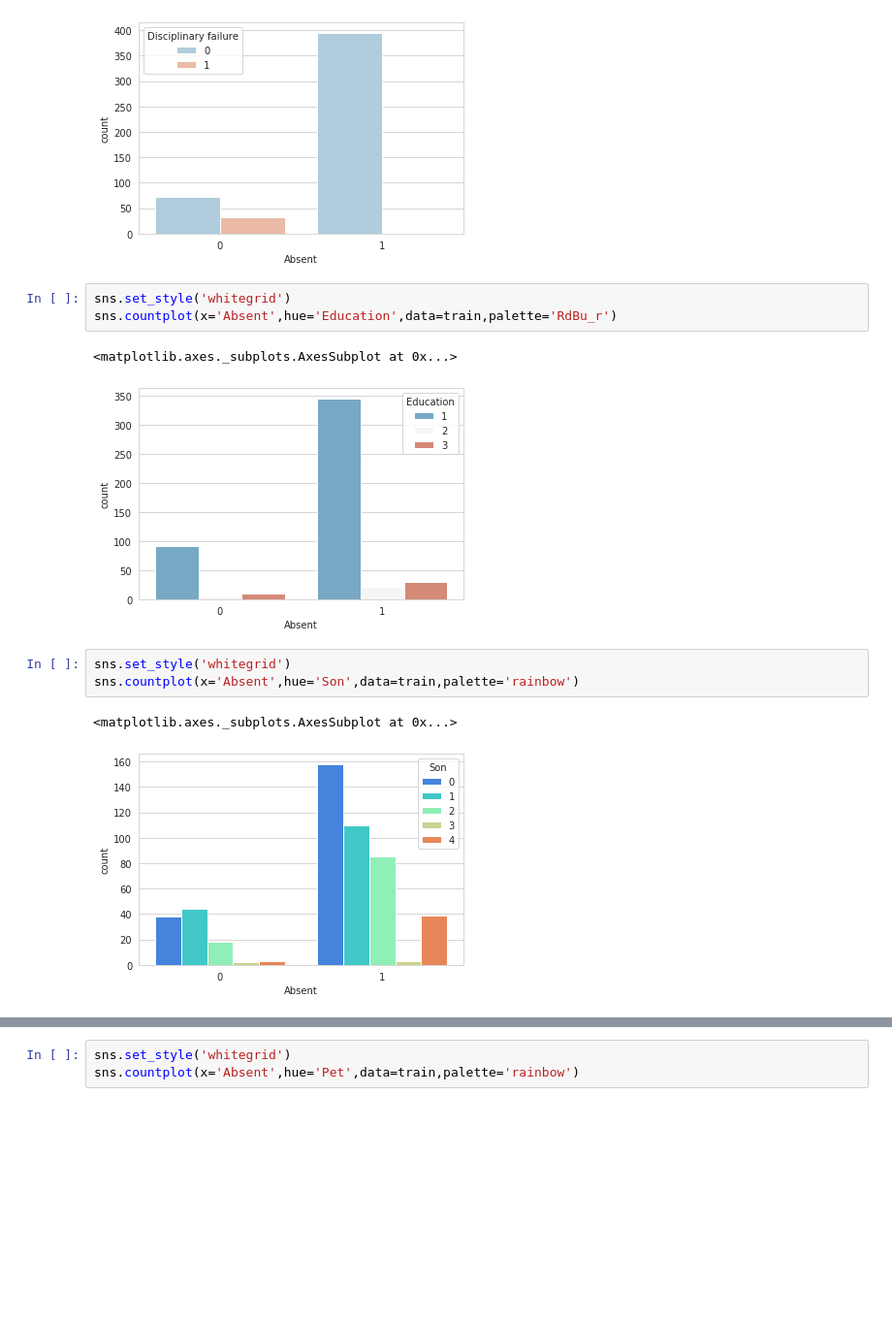
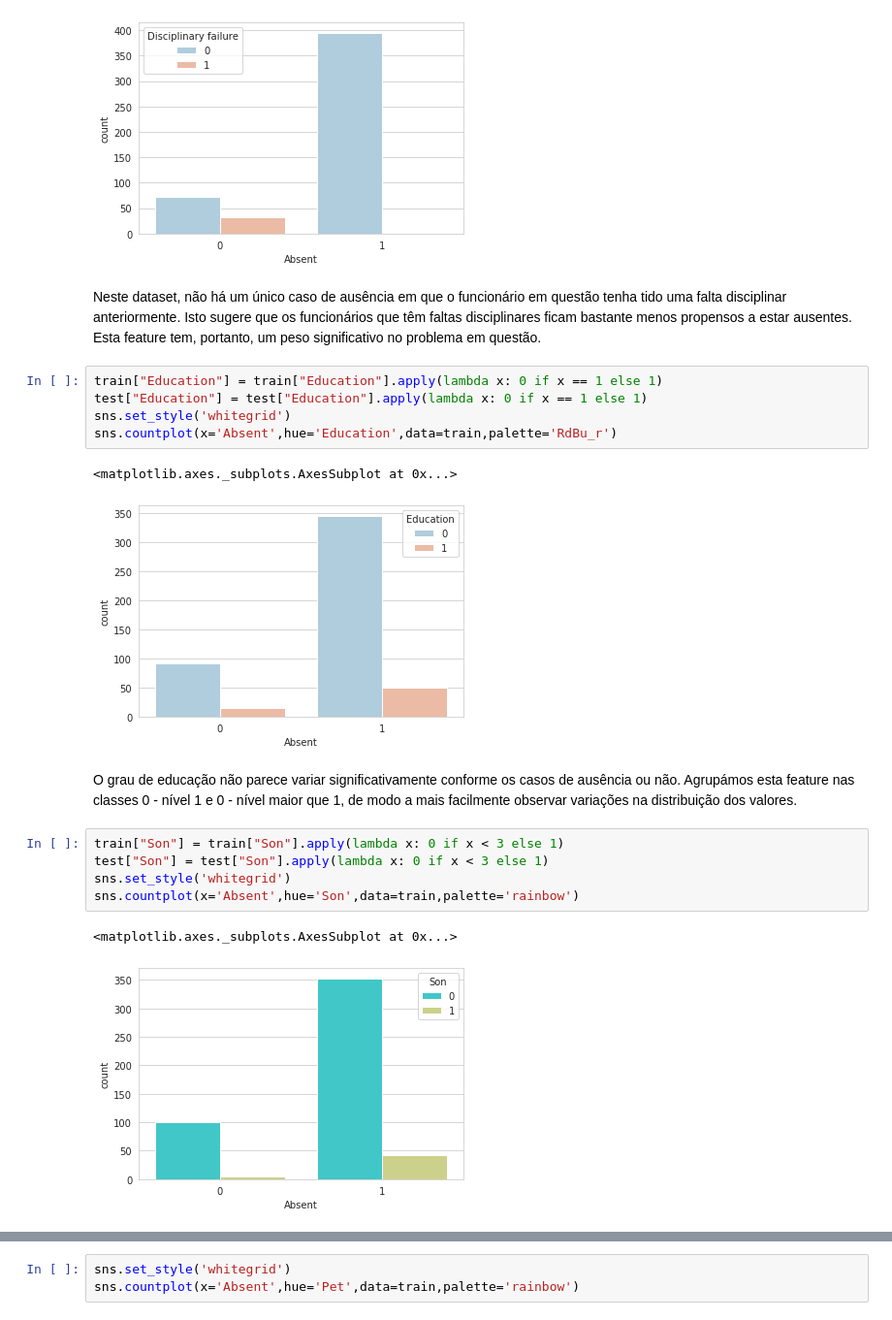
Before and after one commit to ricardomilhazes/AEC-1920, a Jupyter notebook: TP2/DataPreparation.ipynb, the cells around one changed output, grey strips where cells are left out. Shown: that part at 97% size. Drawn from its saved outputs; the diff is of its cells as text; blank space fills up the shorter version.

```diff
--- a/TP2/DataPreparation.ipynb
+++ b/TP2/DataPreparation.ipynb
@@ -55,15 +73,23 @@ sns.countplot(x='Absent',hue='Disciplinary failure',data=train,palette='RdBu_r')
 # %% [output]
 <matplotlib.axes._subplots.AxesSubplot at 0x...>
 [figure]
+# %% [markdown]
+Neste dataset, não há um único caso de ausência em que o funcionário em questão tenha tido uma falta disciplinar anteriormente. Isto sugere que os funcionários que têm faltas disciplinares ficam bastante menos propensos a estar ausentes. Esta feature tem, portanto, um peso significativo no problema em questão.
 # %%
+train["Education"] = train["Education"].apply(lambda x: 0 if x == 1 else 1)
+test["Education"] = test["Education"].apply(lambda x: 0 if x == 1 else 1)
 sns.set_style('whitegrid')
 sns.countplot(x='Absent',hue='Education',data=train,palette='RdBu_r')
 # %% [output]
 <matplotlib.axes._subplots.AxesSubplot at 0x...>
-[figure, old version]
+[figure, new version]
+# %% [markdown]
+O grau de educação não parece variar significativamente conforme os casos de ausência ou não. Agrupámos  esta feature nas classes 0 - nível 1 e 0 - nível maior que 1, de modo a mais facilmente observar variações na distribuição dos valores.
 # %%
+train["Son"] = train["Son"].apply(lambda x: 0 if x < 3 else 1)
+test["Son"] = test["Son"].apply(lambda x: 0 if x < 3 else 1)
 sns.set_style('whitegrid')
 sns.countplot(x='Absent',hue='Son',data=train,palette='rainbow')
 # %% [output]
 <matplotlib.axes._subplots.AxesSubplot at 0x...>
-[figure, old version]
+[figure, new version]
```
Also changed, not shown: parts of 41 cells of this notebook.
